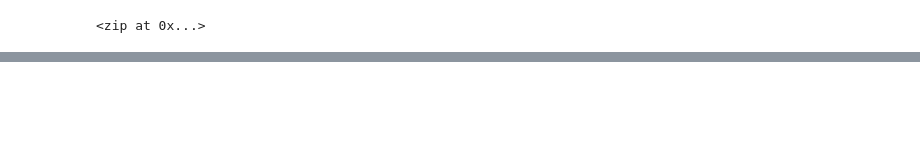
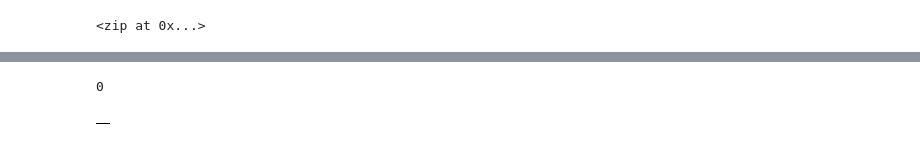
Before and after one commit to JGGall/World_Weather_Analysis, a Jupyter notebook: WeatherPy.ipynb, the cells around one changed output, grey strips where cells are left out. Cells and saved outputs as stored; diff of their text form; code cells hidden in the pictures; blank space fills up the shorter version.

Commit message:
Weather updates and gitignore

```diff
--- a/WeatherPy.ipynb
+++ b/WeatherPy.ipynb
@@ -75,0 +76,11 @@ cities
+# %%
+# Import the requests library.
+import requests as req
+
+# Import the API key.
+from config import weather_api_key
+
+# Import the datetime module from the datetime library.
+from datetime import datetime
+
+url = "http://api.openweathermap.org/data/2.5/weather?units=Imperial&APPID=" + weather_api_key
@@ -75,0 +166,10 @@ cities
+# %%
+len(city_data)
+# %% [output]
+0
+# %%
+# Convert the array of dictionaries to a Pandas DataFrame.
+city_data_df = pd.DataFrame(city_data)
+city_data_df.head(10)
+# %% [output]
+|  |
```
Also changed, not shown: parts of 5 cells of this notebook, 3 other files.
